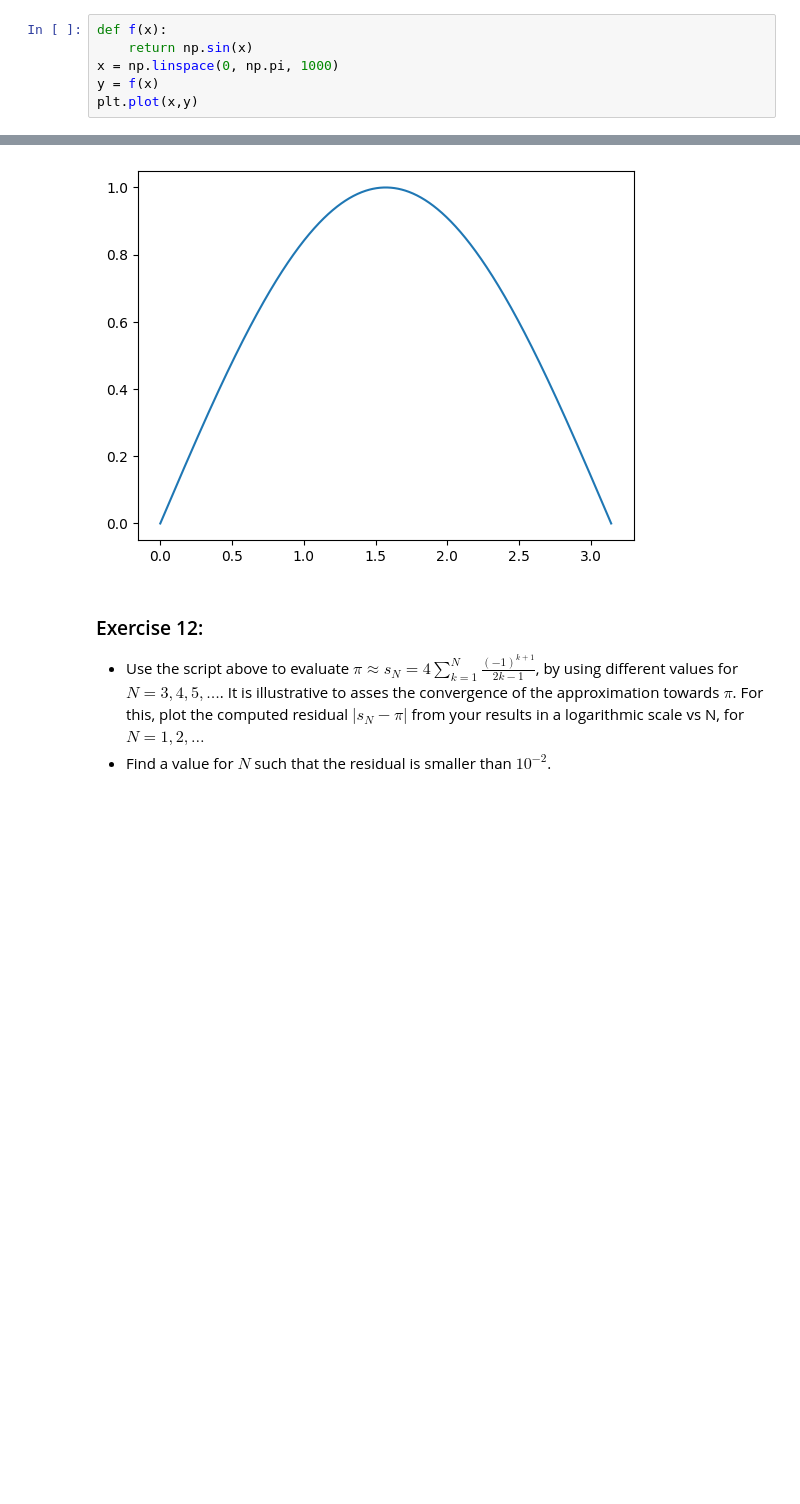
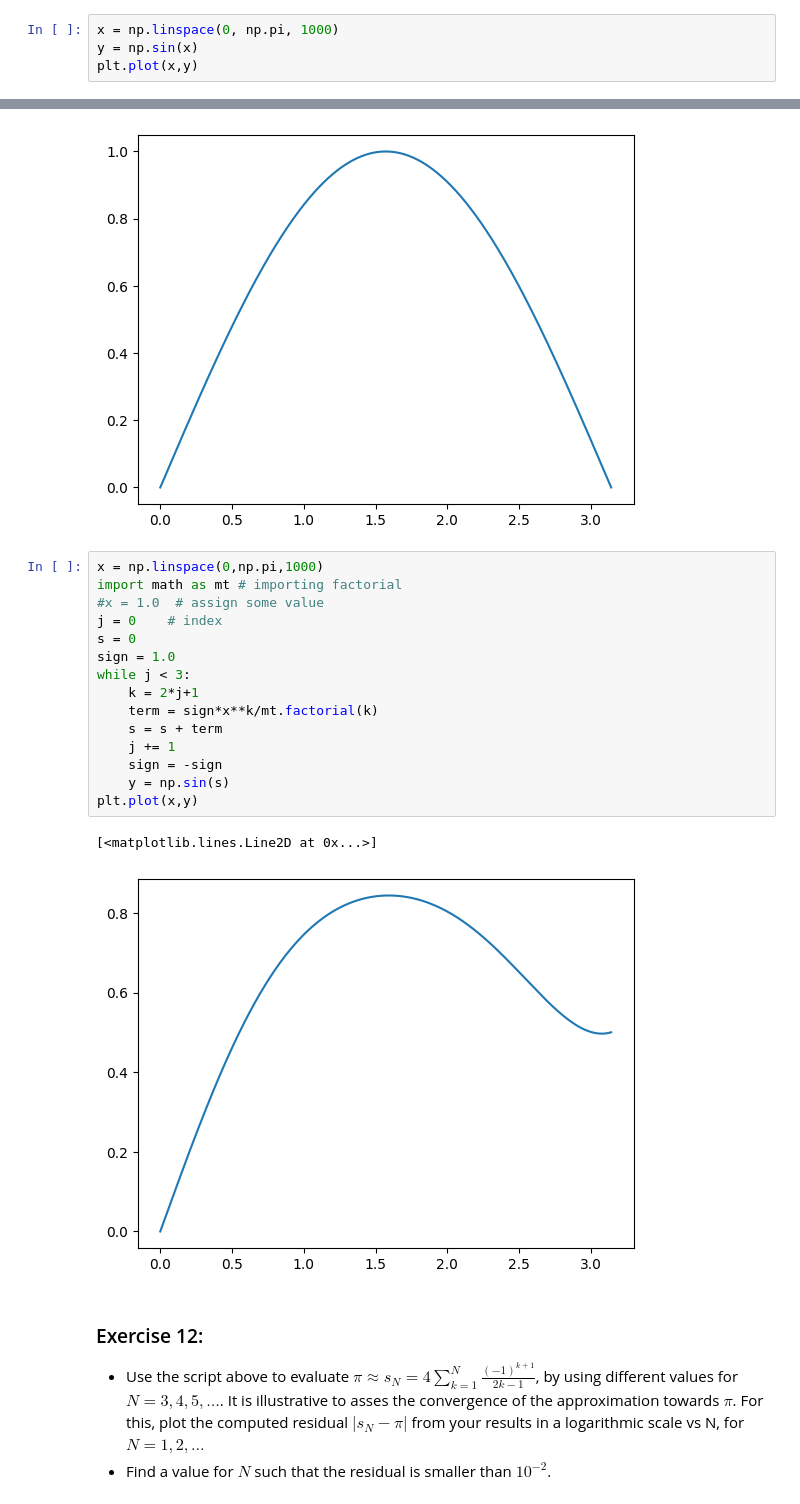
Before and after one commit to kalle6452/PDE, a Jupyter notebook: lab01.ipynb, the cells around one changed output, grey strips where cells are left out. Cells and saved outputs as stored; diff of their text form; blank space fills up the shorter version.

```diff
--- a/lab01.ipynb
+++ b/lab01.ipynb
@@ -642,14 +691,30 @@ sin( 1.0 ) =  0.8414709848078965 , series ( 1.0 )= 0.8416666666666667 , residual
 - For $0\leq x \leq \pi$, plot $\sin x$ and the resulting approximation given above.
 - Extend the script above to evaluate the Taylor approximation for $N$ terms. Plot the computed residual at $x=1$ from your results in a logarithmic scale vs N (matplotlib.pyplot.semilogy).
 # %%
-def f(x):
-    return np.sin(x)
 x = np.linspace(0, np.pi, 1000)
-y = f(x)
+y = np.sin(x)
 plt.plot(x,y)
 # %% [output]
 [<matplotlib.lines.Line2D at 0x...>]
 [figure]
+# %%
+x = np.linspace(0,np.pi,1000)
+import math as mt # importing factorial
+#x = 1.0  # assign some value
+j = 0    # index
+s = 0
+sign = 1.0
+while j < 3:
+    k = 2*j+1
+    term = sign*x**k/mt.factorial(k)
+    s = s + term
+    j += 1
+    sign = -sign
+    y = np.sin(s)
+plt.plot(x,y)
+# %% [output]
+[<matplotlib.lines.Line2D at 0x...>]
+[figure, added]
 # %% [markdown]
 ### Exercise 12:
 - Use the script above to evaluate $\pi\approx s_N= 4\sum_{k=1}^N \frac{(-1)^{k+1}}{2k-1}$, by using different values for $N=3,4,5,\ldots$. It is illustrative to asses the convergence of the approximation towards $\pi$. For this, plot the computed residual $|s_N-\pi|$ from your results in a logarithmic scale vs N, for $N=1,2,\ldots$
```
Also changed, not shown: parts of 15 cells of this notebook.
